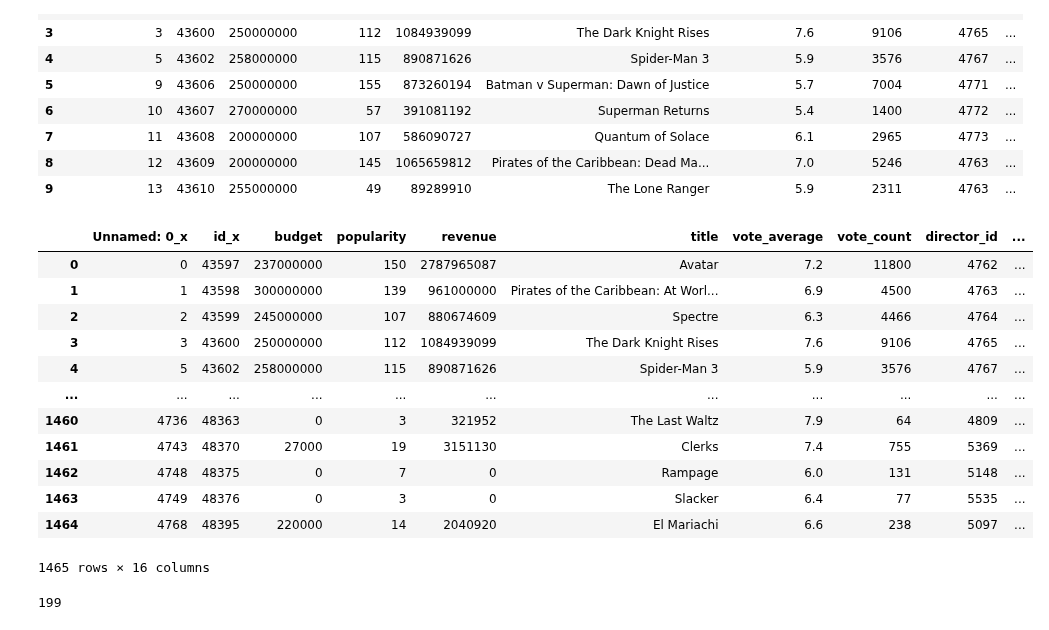
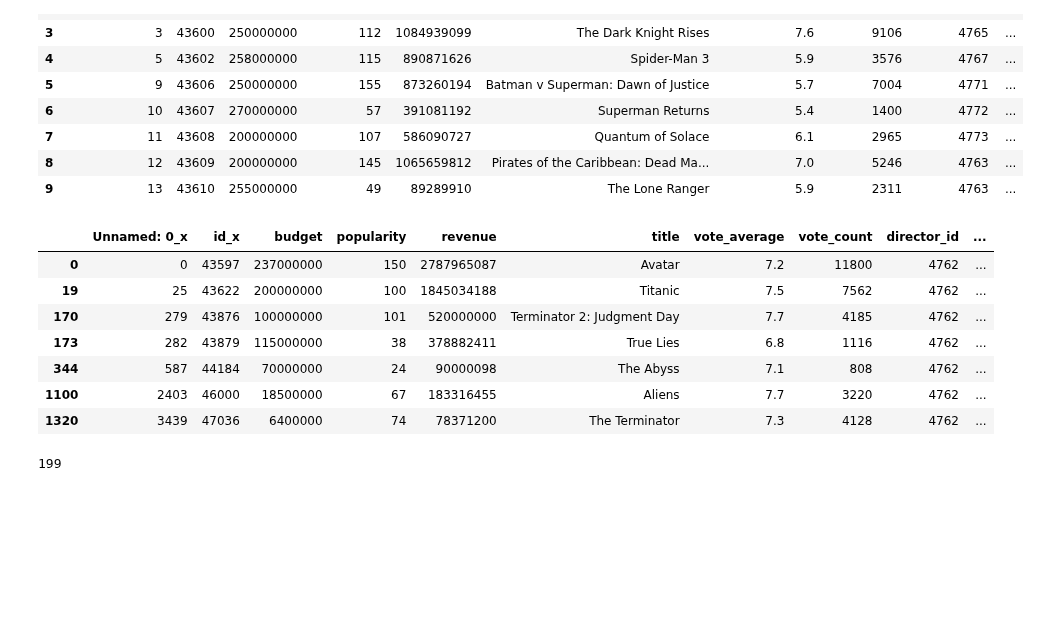
Before and after one commit to akshansh1718/Technical-Learnings, a Jupyter notebook: numpy_learning.ipynb, the cells around one changed output. Saved outputs shown, nothing was run; the diff lists cells and outputs as text; code cells hidden in the pictures; blank space fills up the shorter version.

```diff
--- a/numpy_learning.ipynb
+++ b/numpy_learning.ipynb
@@ -1185,23 +1185,18 @@ combined.head(10)
 | 8 | 12 | 43609 | 200000000 | 145 | 1065659812 | Pirates of the Caribbean: Dead Ma... | 7.0 | 5246 | 4763 | ... |
 | 9 | 13 | 43610 | 255000000 | 49 | 89289910 | The Lone Ranger | 5.9 | 2311 | 4763 | ... |
 # %%
-combined.groupby('director_id').get_group('director_name')
+test = combined.groupby('director_id').get_group(4762)
 # %%
-combined
+test
 # %% [output]
 |  | Unnamed: 0_x | id_x | budget | popularity | revenue | title | vote_average | vote_count | director_id | ... |
 | 0 | 0 | 43597 | 237000000 | 150 | 2787965087 | Avatar | 7.2 | 11800 | 4762 | ... |
-| 1 | 1 | 43598 | 300000000 | 139 | 961000000 | Pirates of the Caribbean: At Worl... | 6.9 | 4500 | 4763 | ... |
-| 2 | 2 | 43599 | 245000000 | 107 | 880674609 | Spectre | 6.3 | 4466 | 4764 | ... |
-| 3 | 3 | 43600 | 250000000 | 112 | 1084939099 | The Dark Knight Rises | 7.6 | 9106 | 4765 | ... |
-| 4 | 5 | 43602 | 258000000 | 115 | 890871626 | Spider-Man 3 | 5.9 | 3576 | 4767 | ... |
-| ... | ... | ... | ... | ... | ... | ... | ... | ... | ... | ... |
-| 1460 | 4736 | 48363 | 0 | 3 | 321952 | The Last Waltz | 7.9 | 64 | 4809 | ... |
-| 1461 | 4743 | 48370 | 27000 | 19 | 3151130 | Clerks | 7.4 | 755 | 5369 | ... |
-| 1462 | 4748 | 48375 | 0 | 7 | 0 | Rampage | 6.0 | 131 | 5148 | ... |
-| 1463 | 4749 | 48376 | 0 | 3 | 0 | Slacker | 6.4 | 77 | 5535 | ... |
-| 1464 | 4768 | 48395 | 220000 | 14 | 2040920 | El Mariachi | 6.6 | 238 | 5097 | ... |
+| 19 | 25 | 43622 | 200000000 | 100 | 1845034188 | Titanic | 7.5 | 7562 | 4762 | ... |
+| 170 | 279 | 43876 | 100000000 | 101 | 520000000 | Terminator 2: Judgment Day | 7.7 | 4185 | 4762 | ... |
+| 173 | 282 | 43879 | 115000000 | 38 | 378882411 | True Lies | 6.8 | 1116 | 4762 | ... |
+| 344 | 587 | 44184 | 70000000 | 24 | 90000098 | The Abyss | 7.1 | 808 | 4762 | ... |
+| 1100 | 2403 | 46000 | 18500000 | 67 | 183316455 | Aliens | 7.7 | 3220 | 4762 | ... |
+| 1320 | 3439 | 47036 | 6400000 | 74 | 78371200 | The Terminator | 7.3 | 4128 | 4762 | ... |
-1465 rows × 16 columns
 # %%
 combined['director_id'].nunique()
 # %% [output]
```
